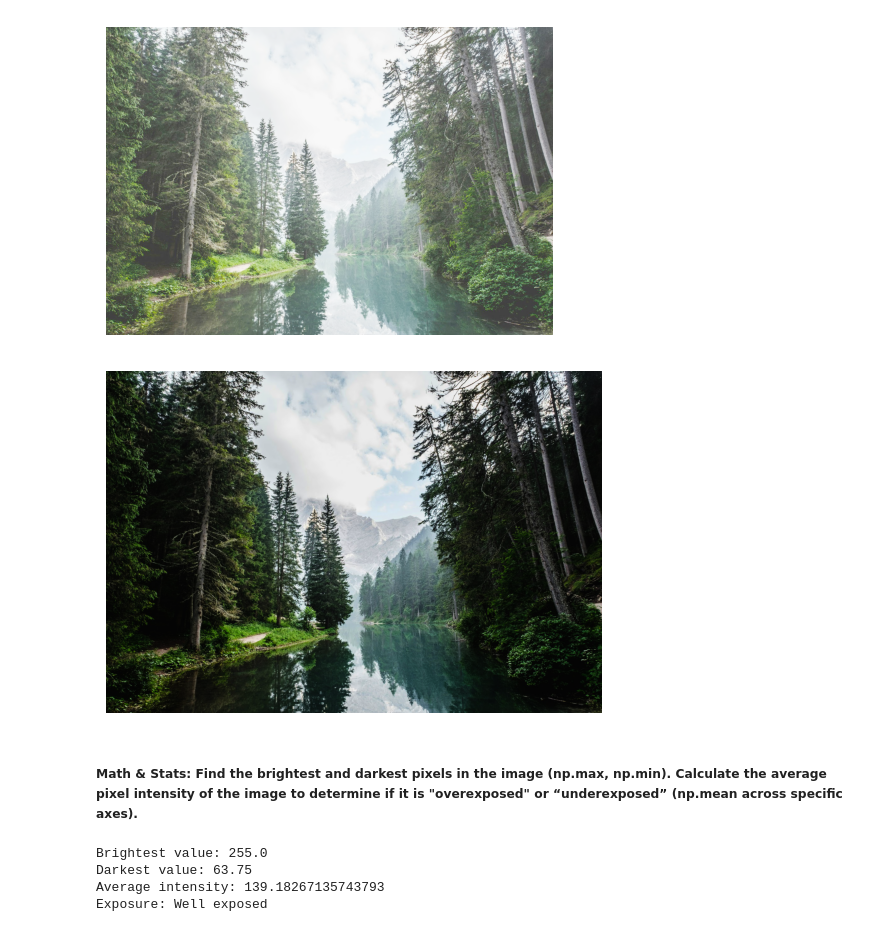
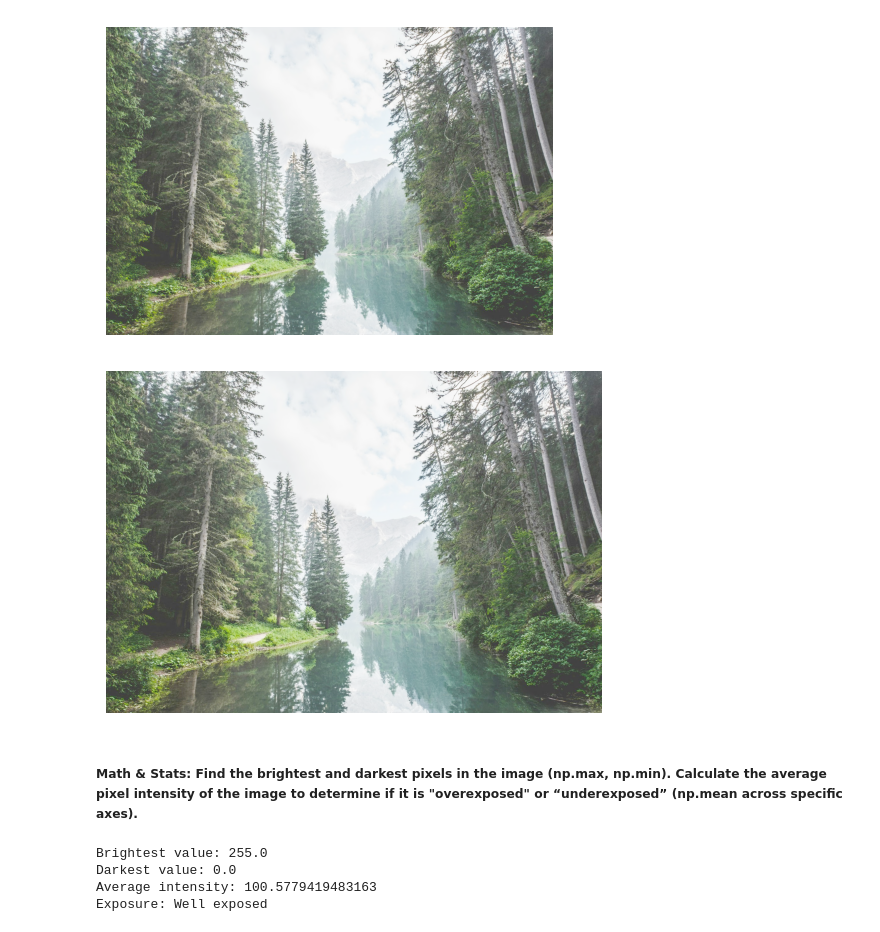
Before and after one commit to DaraVathanak/Python, a Jupyter notebook: Numpy/The_Image_Filter & Pixel_Manipulation_Engine.ipynb, the cells around one changed output. Saved outputs shown, nothing was run; the diff lists cells and outputs as text; code cells hidden in the pictures.

```diff
--- a/Numpy/The_Image_Filter & Pixel_Manipulation_Engine.ipynb
+++ b/Numpy/The_Image_Filter & Pixel_Manipulation_Engine.ipynb
@@ -98,22 +98,22 @@ plt.show()
 # %%
 import matplotlib.image as mpimg
 import matplotlib.pyplot as plt
 import numpy as np
 img_array = mpimg.imread("../../image/photo2.jpg")
-gamma = 1.5
+gamma = 0.5
 gamma_img = np.power(img_array/255.0, gamma)
 gamma_img = (gamma_img * 255).astype(np.uint8)
 plt.imshow(gamma_img)
 plt.axis("off")
 plt.show()
 # %% [output]
-[figure, old version]
+[figure, new version]
 # %% [markdown]
 ##### Math & Stats: Find the brightest and darkest pixels in the image (np.max, np.min). Calculate the average pixel intensity of the image to determine if it is "overexposed" or “underexposed” (np.mean across specific axes).
 # %%
 import numpy as np
 from PIL import Image
-img = np.array(Image.open("../../image/photo2.jpg").convert("RGBA"))
+img = np.array(Image.open("../../image/photo2.jpg").convert("RGB"))
 brightness = img.mean(axis=2)
 max_val = np.max(brightness)
 min_val = np.min(brightness)
@@ -130,6 +130,6 @@ print("Average intensity:", mean_val)
 print("Exposure:", exposure)
 # %% [output]
 Brightest value: 255.0
-Darkest value: 63.75
-Average intensity: 139.18267135743793
+Darkest value: 0.0
+Average intensity: 100.5779419483163
 Exposure: Well exposed
```
Also changed, not shown: parts of 1 cell of this notebook.
